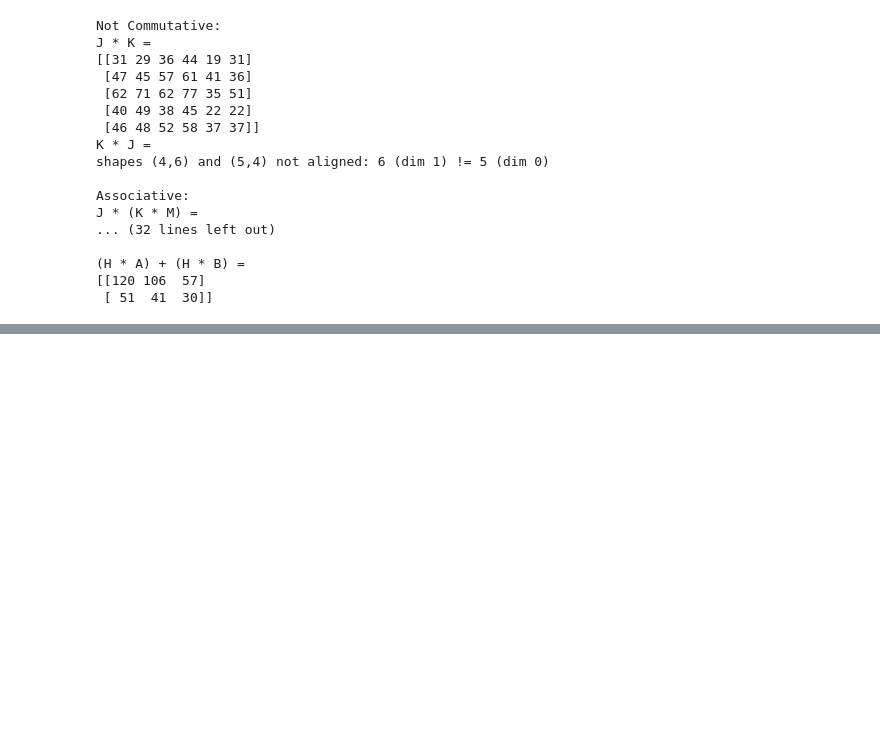
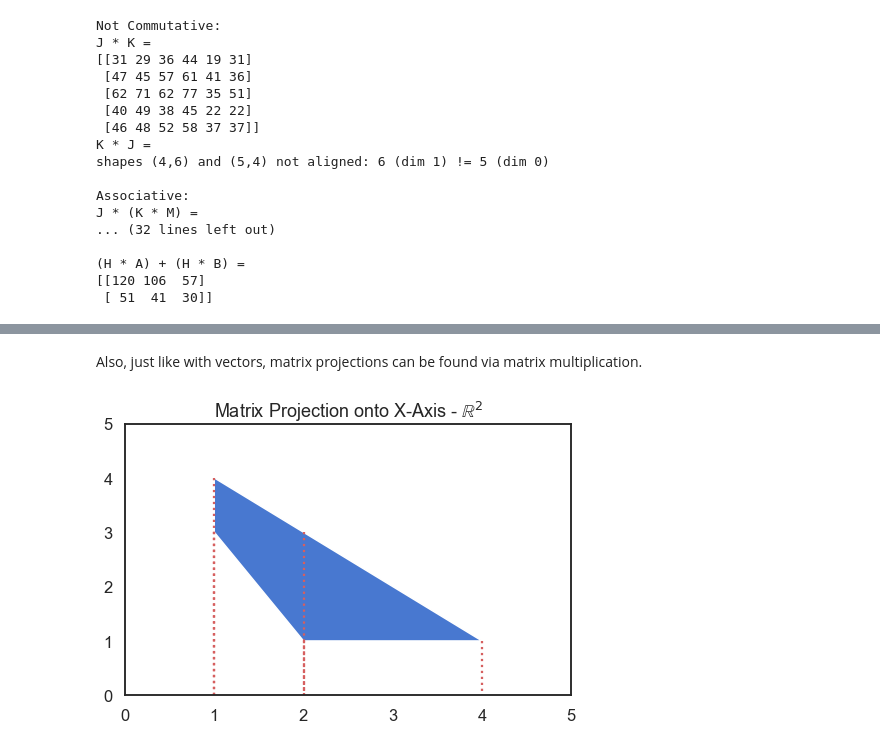
Before and after one commit to DataScienceFoundations/TadMaths, a Jupyter notebook: matrices.ipynb, the cells around one changed output, grey strips where cells are left out. Cells and saved outputs as stored; diff of their text form; code cells hidden in the pictures; blank space fills up the shorter version.

```diff
--- a/matrices.ipynb
+++ b/matrices.ipynb
@@ -349,0 +495,15 @@ J * (K * M) =
+# %% [markdown]
+Also, just like with vectors, matrix projections can be found via matrix multiplication.
+# %%
+X = np.array([[1,0]])
+A_x = np.array(X @ A)
+
+figure = plt.figure(figsize=(8,5))
+plt.gca().add_artist(patches.Polygon(A.T))
+for v,p in zip(A.T, A_x.T*X):
+    plt.plot([v[0], p[0]], [v[1], p[1]], 'r:')
+plt.title('Matrix Projection onto X-Axis - $\\mathbb{R}^2$')
+plt.axis([0, max(A[0])+1, 0, max(A[1])+1])
+plt.show()
+# %% [output]
+[figure, added]
```
Also changed, not shown: parts of 38 cells of this notebook, 1 other file.
